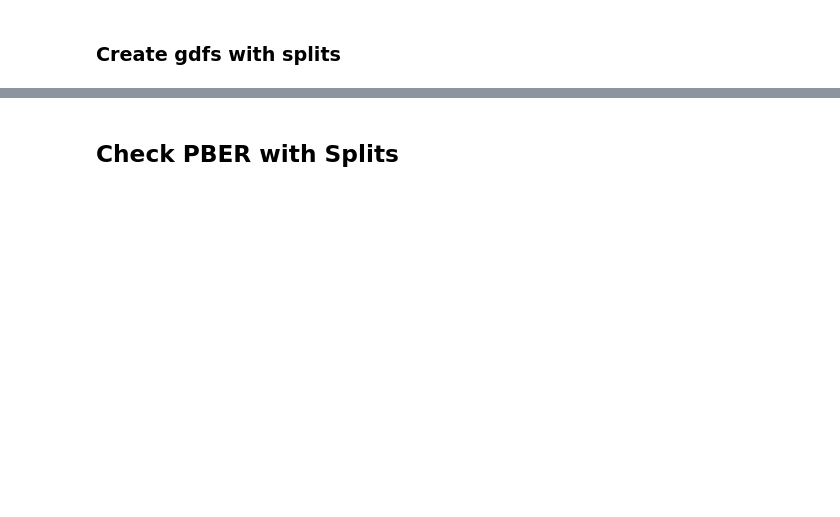
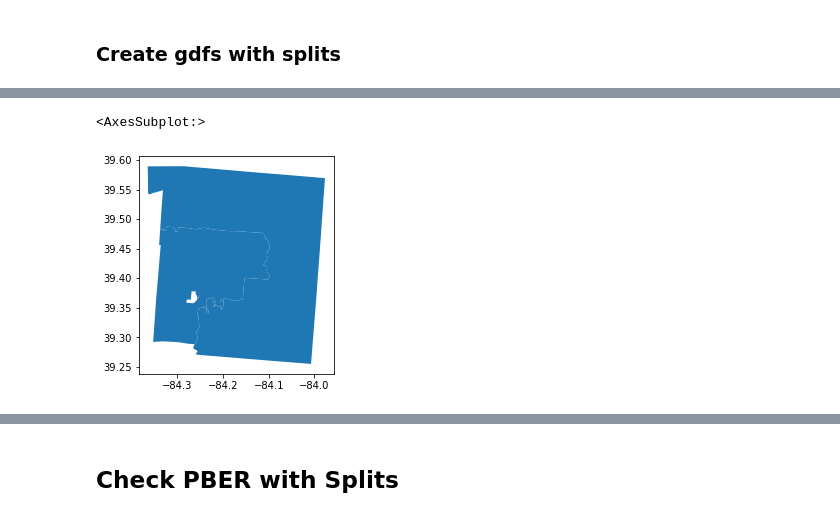
Before and after one commit to nonpartisan-redistricting-datahub/pber_collection, a Jupyter notebook: OH/2022/oh_boundaries_prec_matching.ipynb, the cells around one changed output, grey strips where cells are left out. Cells and saved outputs as stored; diff of their text form; code cells hidden in the pictures; blank space fills up the shorter version.

```diff
--- a/OH/2022/oh_boundaries_prec_matching.ipynb
+++ b/OH/2022/oh_boundaries_prec_matching.ipynb
@@ -1458,0 +1400,6 @@ su_elections_df[su_elections_df["SU_DIST"]==0]
+# %%
+#Can see WARREN-AHB geom appears to be very solidly within district 56...
+gp.overlay(sl_pber_splits_gdf[sl_pber_splits_gdf['UNIQUE_ID'].str.contains("WARREN-AHB")], sl_shp[(sl_shp["DISTRICT"]=="55")|(sl_shp["DISTRICT"]=="56")], how = "symmetric_difference").plot()
+# %% [output]
+<AxesSubplot:>
+[figure, added]
```
Also changed, not shown: parts of 53 cells of this notebook.
